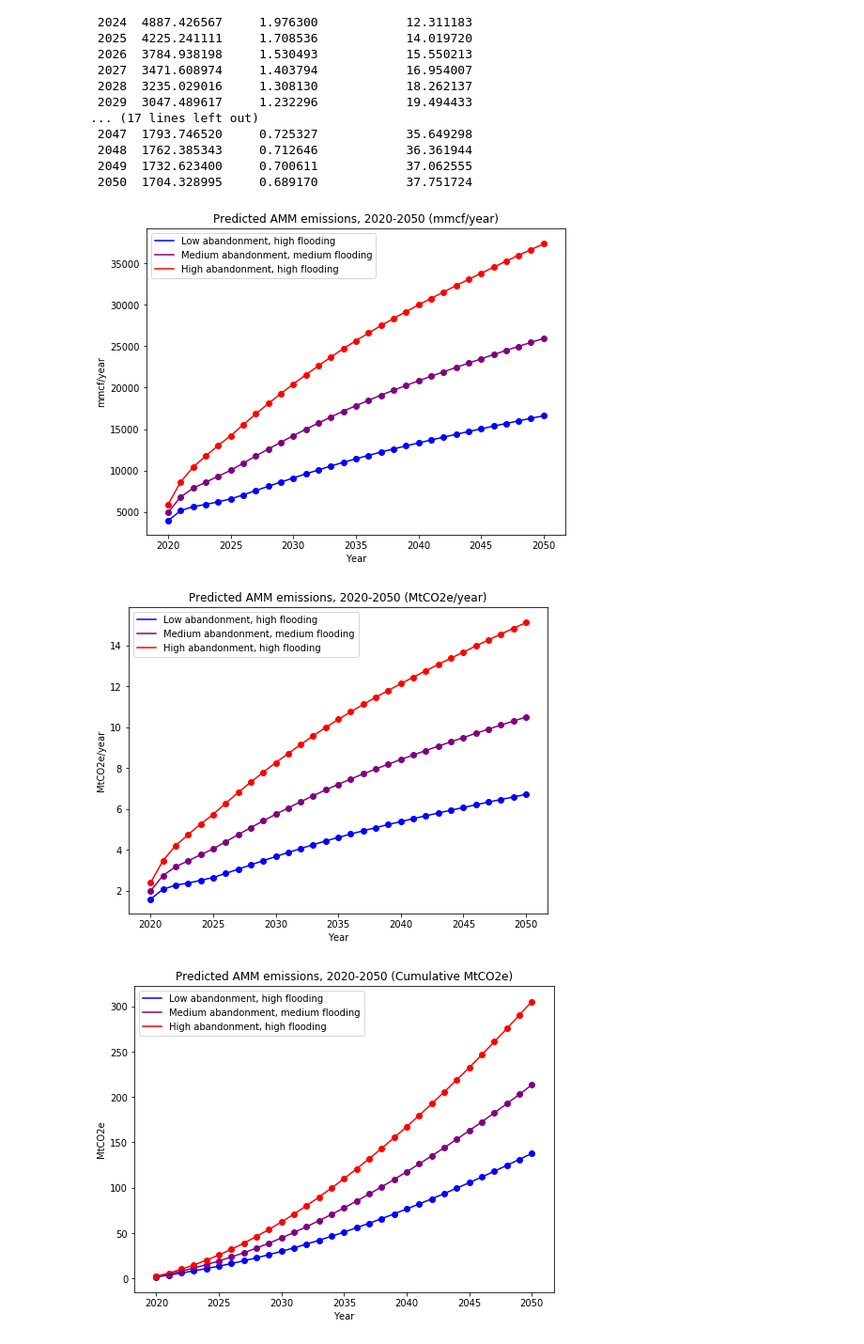
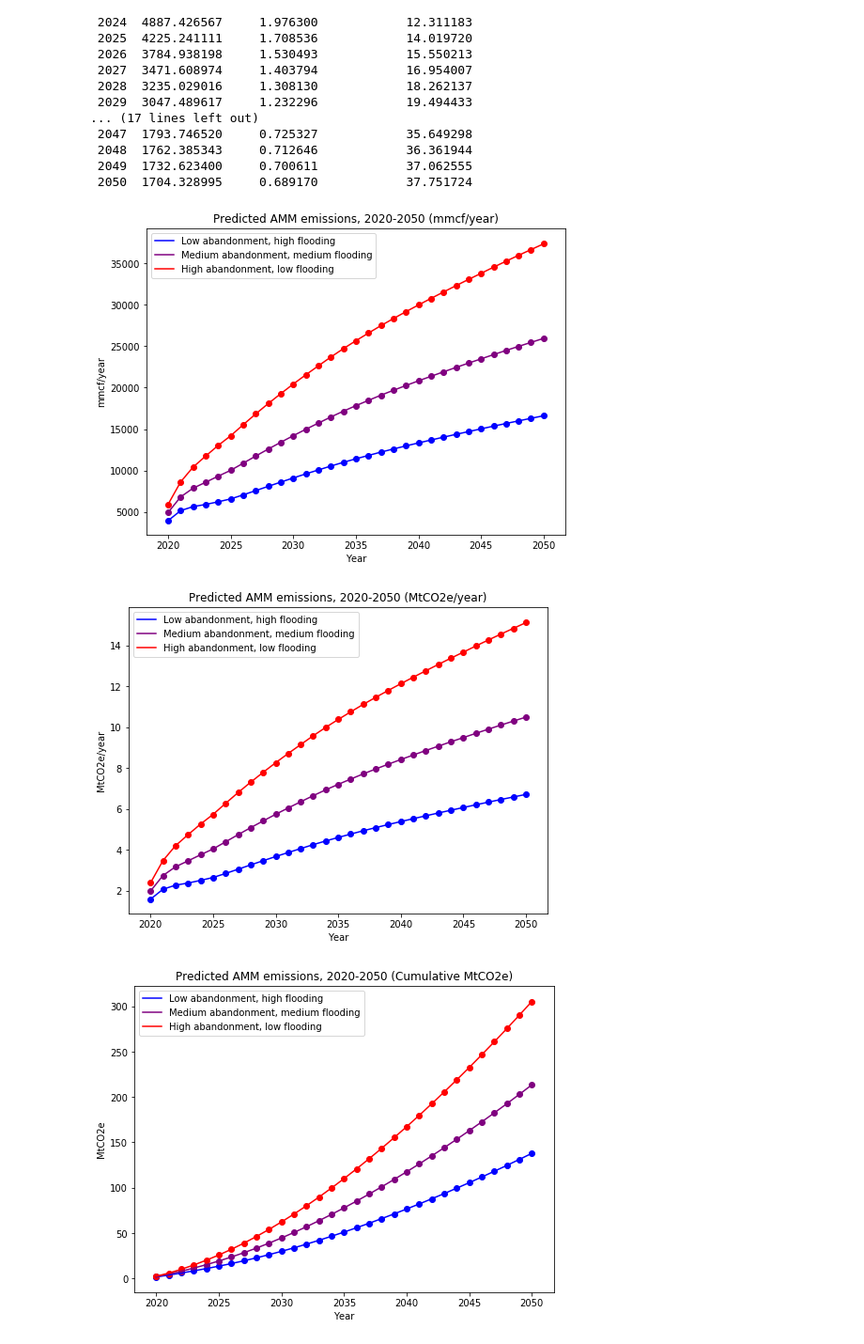
Before and after one commit to cmayhw/cc-lab, a Jupyter notebook: amm_prediction_calculator.ipynb, the cells around one changed output. Shown: that part at 94% size. Drawn from its saved outputs; the diff is of its cells as text; code cells hidden in the pictures.

```diff
--- a/amm_prediction_calculator.ipynb
+++ b/amm_prediction_calculator.ipynb
@@ -434,12 +434,13 @@ plt.plot(year, mmcf_low, color='blue', label='Low abandonment, high flooding')
 plt.scatter(x=year, y=mmcf_mid, color='purple')
 plt.plot(year, mmcf_mid, color='purple', label='Medium abandonment, medium flooding')
 plt.scatter(x=year, y=mmcf_high, color='red')
-plt.plot(year, mmcf_high, color='red', label='High abandonment, high flooding')
+plt.plot(year, mmcf_high, color='red', label='High abandonment, low flooding')
 plt.legend()
 plt.xlabel('Year')
 plt.ylabel('mmcf/year')
 plt.title('Predicted AMM emissions, 2020-2050 (mmcf/year)')
 plt.rcParams["figure.figsize"] = (8, 6)
+plt.savefig('mmcf_lowmidhigh.pdf')
 plt.show()
 
 plt.scatter(x=year, y=Mtco2e_low, color='blue')
@@ -447,38 +448,43 @@ plt.plot(year, Mtco2e_low, color='blue', label='Low abandonment, high flooding')
 plt.scatter(x=year, y=Mtco2e_mid, color='purple')
 plt.plot(year, Mtco2e_mid, color='purple', label='Medium abandonment, medium flooding')
 plt.scatter(x=year, y=Mtco2e_high, color='red')
-plt.plot(year, Mtco2e_high, color='red', label='High abandonment, high flooding')
+plt.plot(year, Mtco2e_high, color='red', label='High abandonment, low flooding')
 plt.legend()
 plt.xlabel('Year')
 plt.ylabel('MtCO2e/year')
 plt.title('Predicted AMM emissions, 2020-2050 (MtCO2e/year)')
 plt.rcParams["figure.figsize"] = (8, 6)
+plt.savefig('Mtco2e_lowmidhigh.pdf')
 plt.show()
 
 plt.scatter(x=year, y=cMtco2e_low, color='blue')
 plt.plot(year, cMtco2e_low, color='blue', label='Low abandonment, high flooding')
 plt.scatter(x=year, y=cMtco2e_mid, color='purple')
-plt.plot(year, lowmidhigh_data['Cumulative MtCO2e (mid)'], color='purple', label='Medium abandonment, medium flooding')
+plt.plot(year, lowmidhigh_data['Cumulative MtCO2e (mid)'], color='purple',
+         label='Medium abandonment, medium flooding')
 plt.scatter(x=year, y=cMtco2e_high, color='red')
-plt.plot(year, cMtco2e_high, color='red', label='High abandonment, high flooding')
+plt.plot(year, cMtco2e_high, color='red', label='High abandonment, low flooding')
 plt.legend()
 plt.xlabel('Year')
 plt.ylabel('MtCO2e')
 plt.title('Predicted AMM emissions, 2020-2050 (Cumulative MtCO2e)')
 plt.rcParams["figure.figsize"] = (8, 6)
+plt.savefig('cMtco2e_lowmidhigh.pdf')
 plt.show()
 
 bins_no = 30
 plt.hist(cMtco2e_hist, bins = bins_no, color='blue', label = 'Number of bins = %s' % (bins_no))
-plt.hist(cMtco2e_hist, bins = bins_no, color='blue', label = 'Average = %s MtCO2e' % round(np.mean(cMtco2e_hist)))
+plt.hist(cMtco2e_hist, bins = bins_no, color='blue', label = 'Average = %s MtCO2e'
+         % round(np.mean(cMtco2e_hist)))
 plt.xlabel('Cumulative MtCO2e')
 plt.ylabel('Counts')
 plt.legend()
 plt.title('Histogram of Cumulative MtCO2e for %s most likely scenarios' % len(cMtco2e_hist))
 plt.rcParams["figure.figsize"] = (8, 6)
+plt.savefig('cMtco2e_hist.pdf')
 plt.show()
 # %% [output]
 [figure]
-[figure, old version]
+[figure, new version]
-[figure, old version]
+[figure, new version]
 [figure]
```
